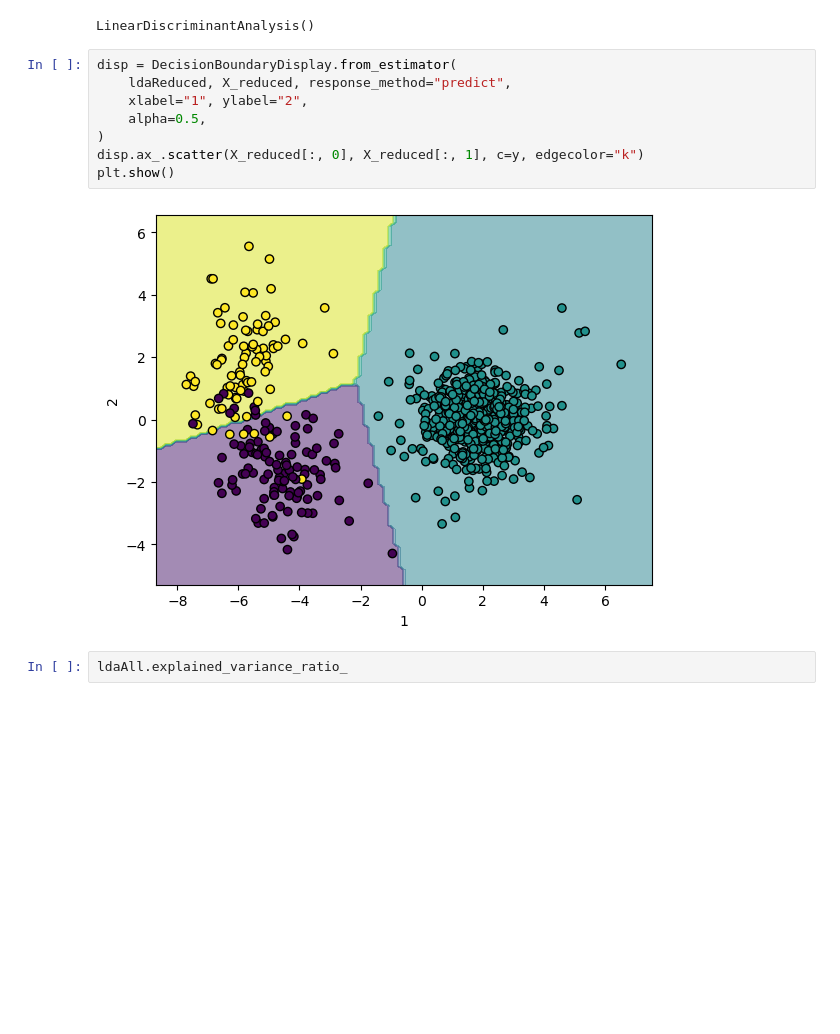
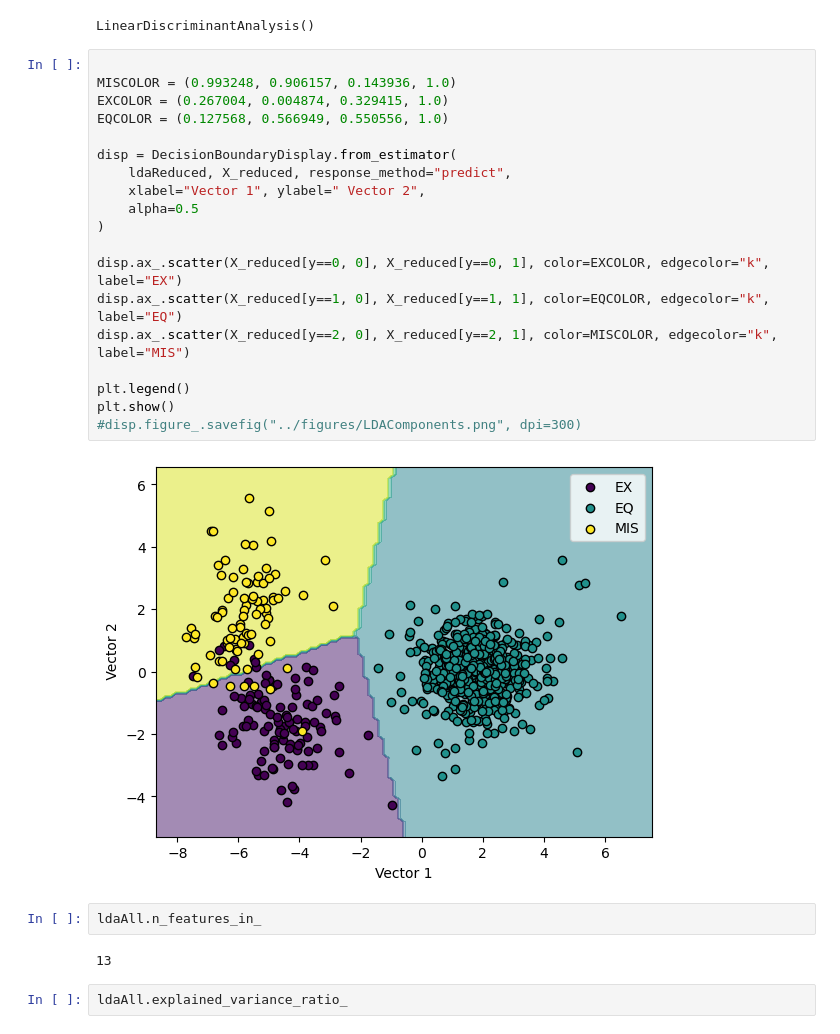
Before and after one commit to armstrong06/UT_event_classifier, a Jupyter notebook: notebooks/LDAFeatureExamination.ipynb, the cells around one changed output. Saved outputs shown, nothing was run; the diff lists cells and outputs as text; blank space fills up the shorter version.

```diff
--- a/notebooks/LDAFeatureExamination.ipynb
+++ b/notebooks/LDAFeatureExamination.ipynb
@@ -79,16 +80,31 @@ ldaReduced = LDA()
 ldaReduced.fit(X_reduced, y)
 # %% [output]
 LinearDiscriminantAnalysis()
-# %%
-disp = DecisionBoundaryDisplay.from_estimator(
-    ldaReduced, X_reduced, response_method="predict",
-    xlabel="1", ylabel="2",
-    alpha=0.5,
-)
-disp.ax_.scatter(X_reduced[:, 0], X_reduced[:, 1], c=y, edgecolor="k")
-plt.show()
-# %% [output]
-[figure, removed]
+# %%
+
+MISCOLOR = (0.993248, 0.906157, 0.143936, 1.0)
+EXCOLOR = (0.267004, 0.004874, 0.329415, 1.0)
+EQCOLOR = (0.127568, 0.566949, 0.550556, 1.0)
+
+disp = DecisionBoundaryDisplay.from_estimator(
+    ldaReduced, X_reduced, response_method="predict",
+    xlabel="Vector 1", ylabel=" Vector 2",
+    alpha=0.5
+)
+
+disp.ax_.scatter(X_reduced[y==0, 0], X_reduced[y==0, 1], color=EXCOLOR, edgecolor="k", label="EX")
+disp.ax_.scatter(X_reduced[y==1, 0], X_reduced[y==1, 1], color=EQCOLOR, edgecolor="k", label="EQ")
+disp.ax_.scatter(X_reduced[y==2, 0], X_reduced[y==2, 1], color=MISCOLOR, edgecolor="k", label="MIS")
+
+plt.legend()
+plt.show()
+#disp.figure_.savefig("../figures/LDAComponents.png", dpi=300)
+# %% [output]
+[figure, added]
+# %%
+ldaAll.n_features_in_
+# %% [output]
+13
 # %%
 ldaAll.explained_variance_ratio_
 # %% [output]
```
Also changed, not shown: parts of 3 cells of this notebook, 44 other files.
